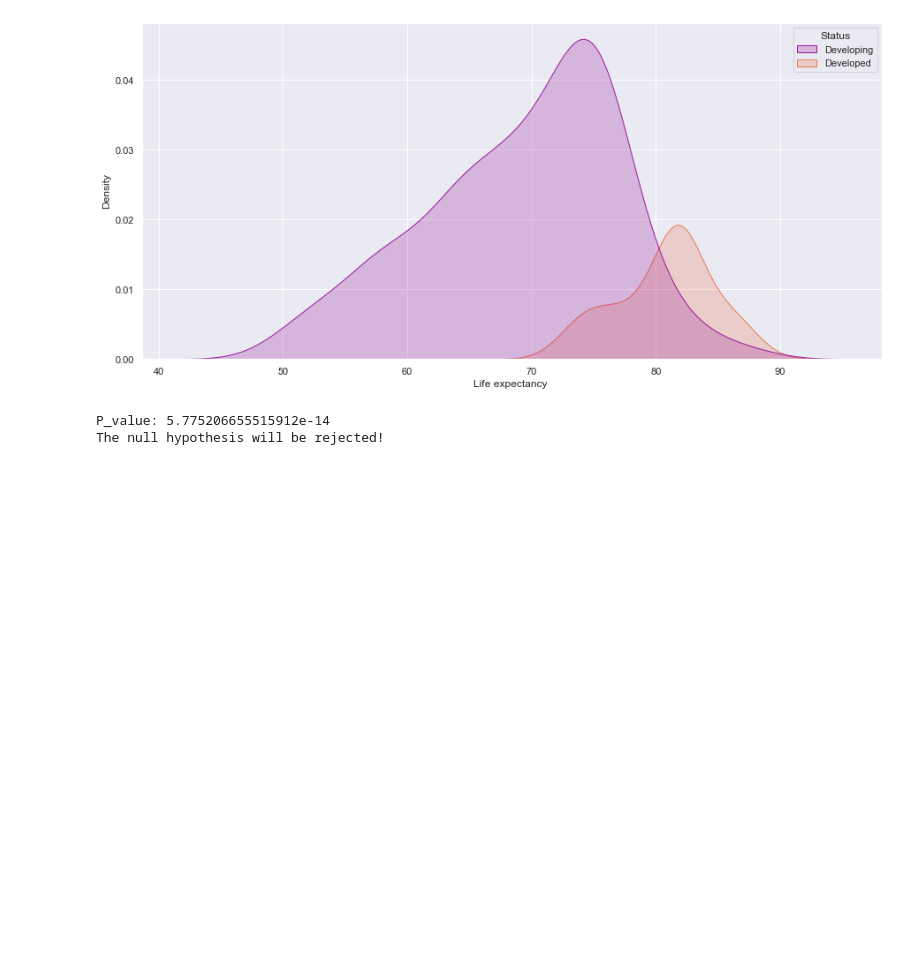
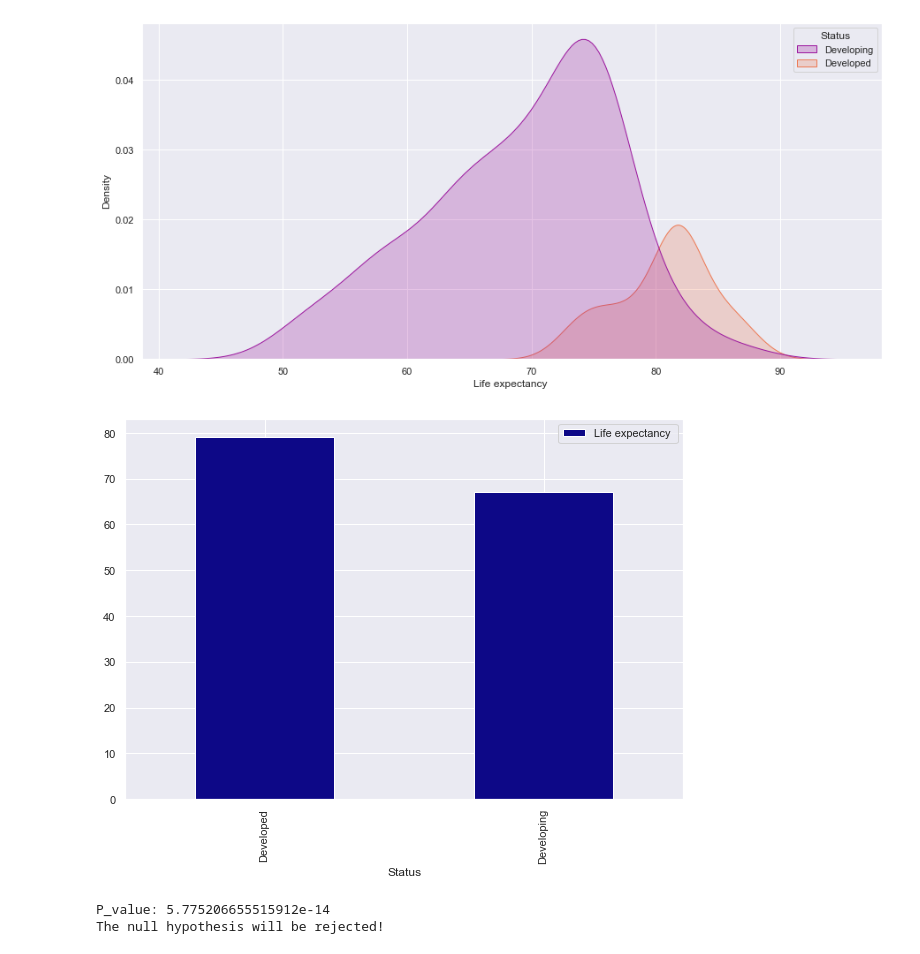
Before and after one commit to alib2014/Life_expectancy_prediction, a Jupyter notebook: life_expectancy.ipynb, the cells around one changed output. Cells and saved outputs as stored; diff of their text form; code cells hidden in the pictures; blank space fills up the shorter version.

```diff
--- a/life_expectancy.ipynb
+++ b/life_expectancy.ipynb
@@ -160,6 +187,13 @@ sns.kdeplot(data=data_2013, x="Life expectancy ", hue="Status", fill=True, palet
 plt.show()
 # %% [output]
 [figure]
+# %%
+data2 = data.copy()
+data2 = data2.drop(columns=['Country'])
+data2.groupby('Status').mean().plot(kind='bar', y='Life expectancy ', figsize=(10, 7), colormap='plasma')
+plt.show()
+# %% [output]
+[figure, added]
 # %%
 alpha = 0.05
 stat, p_value = stats.ttest_ind(data_2013[data_2013['Status'] == 'Developed']['Life expectancy '].dropna(), data_2013[data_2013['Status'] == 'Developing']['Life expectancy '].dropna(), equal_var=True, alternative='two-sided')
```
Also changed, not shown: parts of 21 cells of this notebook.
